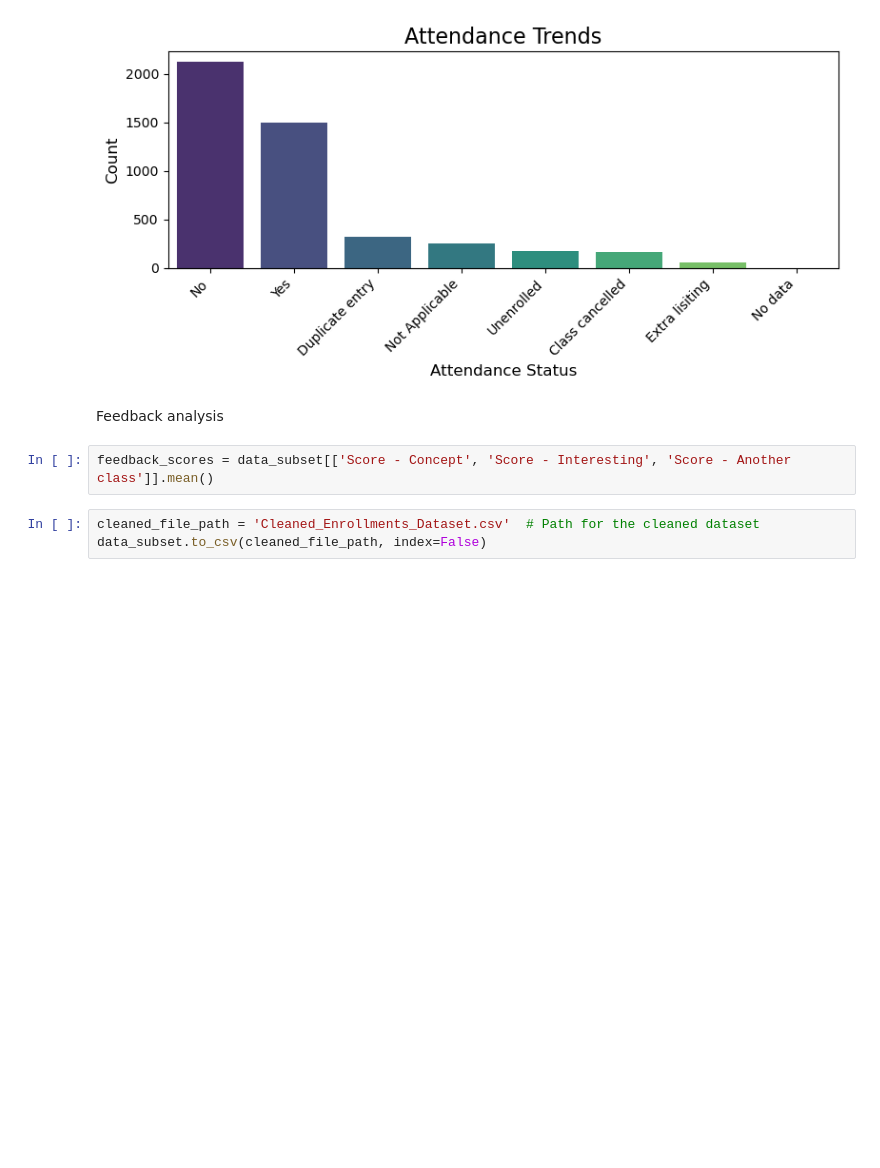
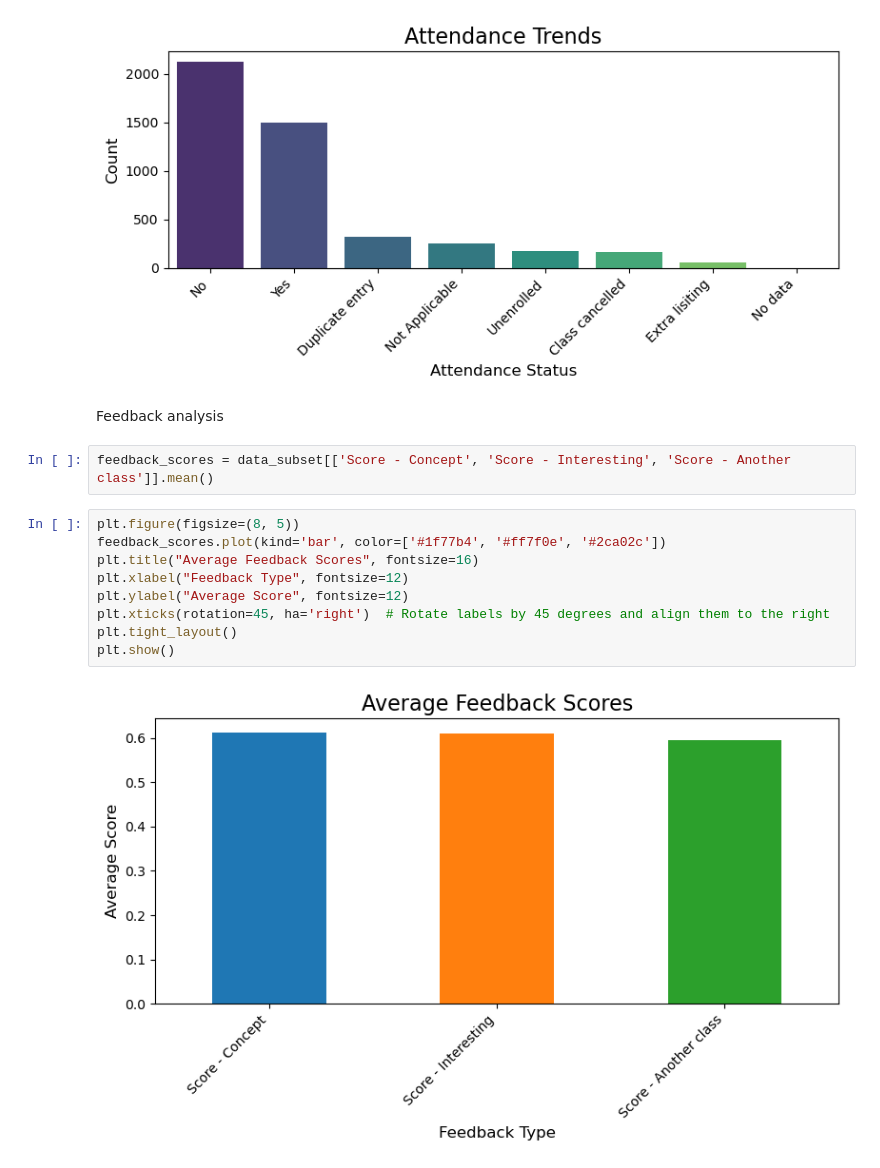
Before and after one commit to chandanpandey91/Raam-Group-dataset-solving, a Jupyter notebook: solution.ipynb, the cells around one changed output. Cells and saved outputs as stored; diff of their text form; blank space fills up the shorter version.

```diff
--- a/solution.ipynb
+++ b/solution.ipynb
@@ -57,6 +57,14 @@ plt.show()
 Feedback analysis
 # %%
 feedback_scores = data_subset[['Score - Concept', 'Score - Interesting', 'Score - Another class']].mean()
-# %%
-cleaned_file_path = 'Cleaned_Enrollments_Dataset.csv'  # Path for the cleaned dataset
-data_subset.to_csv(cleaned_file_path, index=False)
+# %%
+plt.figure(figsize=(8, 5))
+feedback_scores.plot(kind='bar', color=['#1f77b4', '#ff7f0e', '#2ca02c'])
+plt.title("Average Feedback Scores", fontsize=16)
+plt.xlabel("Feedback Type", fontsize=12)
+plt.ylabel("Average Score", fontsize=12)
+plt.xticks(rotation=45, ha='right')  # Rotate labels by 45 degrees and align them to the right
+plt.tight_layout()
+plt.show()
+# %% [output]
+[figure, added]
```
